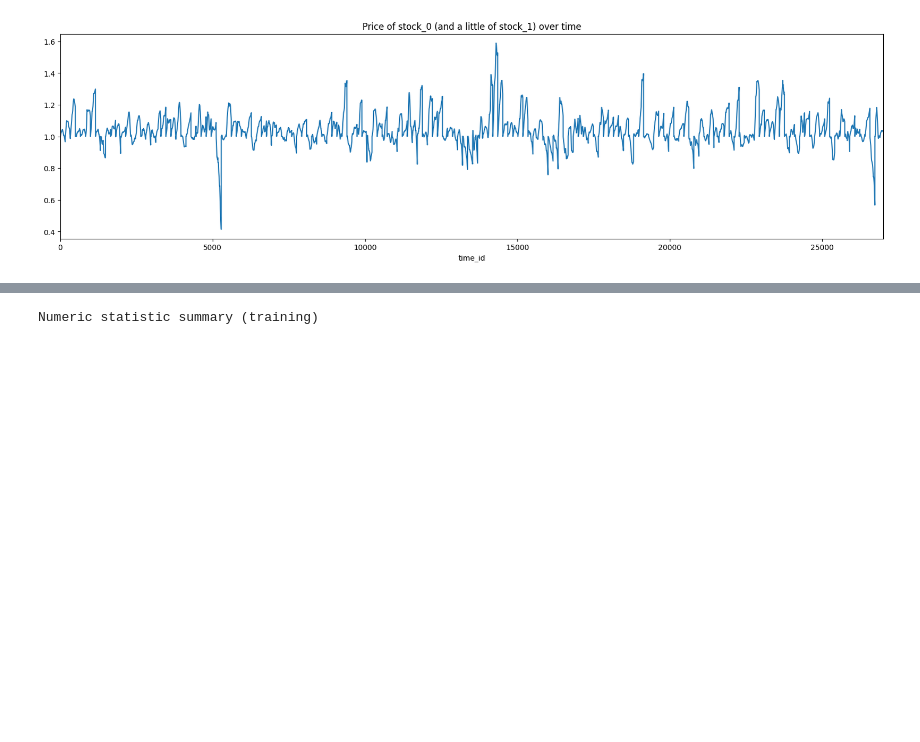
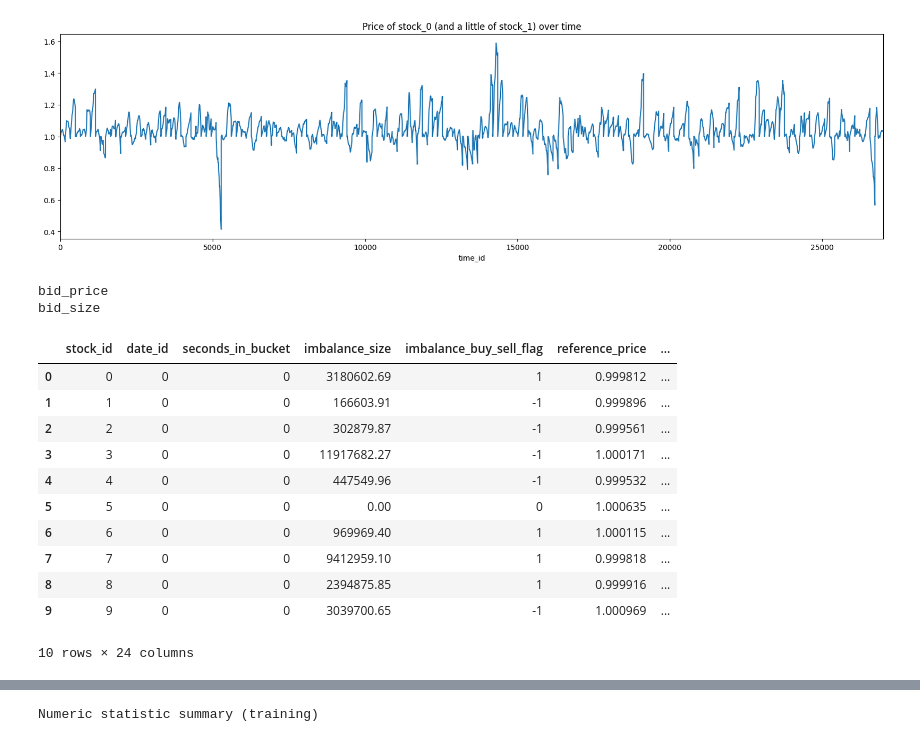
Before and after one commit to huanrafa/ProjectPracticing, a Jupyter notebook: 2023_12(1) Optiver - Trading at the Close/OptiverTrading.ipynb, the cells around one changed output, grey strips where cells are left out. Cells and saved outputs as stored; diff of their text form; code cells hidden in the pictures; blank space fills up the shorter version.

```diff
--- a/2023_12(1) Optiver - Trading at the Close/OptiverTrading.ipynb
+++ b/2023_12(1) Optiver - Trading at the Close/OptiverTrading.ipynb
@@ -749,0 +755,10 @@ testing.loc[~testing['stock_id'].isin(total_list2), 'flag_high_actual_imbalance_
+# %%
+prices = ["reference_price", "far_price", "near_price", "ask_price", "bid_price", "wap"]
+sizes = ["matched_size", "bid_size", "ask_size", "imbalance_size"]
+
+
+for c in [['ask_price', 'bid_price', 'wap', 'reference_price'], sizes]:
+    print(c[1])
+# %% [output]
+bid_price
+bid_size
@@ -749,0 +806,15 @@ testing.loc[~testing['stock_id'].isin(total_list2), 'flag_high_actual_imbalance_
+# %%
+training.head(10)
+# %% [output]
+|  | stock_id | date_id | seconds_in_bucket | imbalance_size | imbalance_buy_sell_flag | reference_price | ... |
+| 0 | 0 | 0 | 0 | 3180602.69 | 1 | 0.999812 | ... |
+| 1 | 1 | 0 | 0 | 166603.91 | -1 | 0.999896 | ... |
+| 2 | 2 | 0 | 0 | 302879.87 | -1 | 0.999561 | ... |
+| 3 | 3 | 0 | 0 | 11917682.27 | -1 | 1.000171 | ... |
+| 4 | 4 | 0 | 0 | 447549.96 | -1 | 0.999532 | ... |
+| 5 | 5 | 0 | 0 | 0.00 | 0 | 1.000635 | ... |
+| 6 | 6 | 0 | 0 | 969969.40 | 1 | 1.000115 | ... |
+| 7 | 7 | 0 | 0 | 9412959.10 | 1 | 0.999818 | ... |
+| 8 | 8 | 0 | 0 | 2394875.85 | 1 | 0.999916 | ... |
+| 9 | 9 | 0 | 0 | 3039700.65 | -1 | 1.000969 | ... |
+10 rows × 24 columns
```
Also changed, not shown: parts of 7 cells of this notebook.
